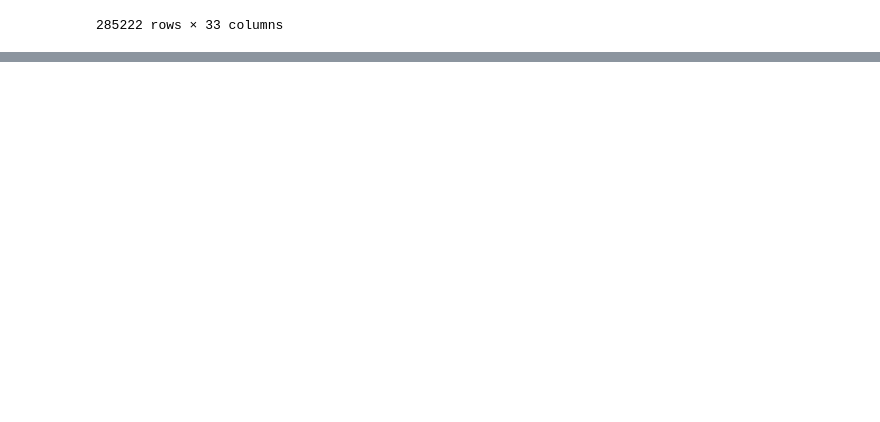
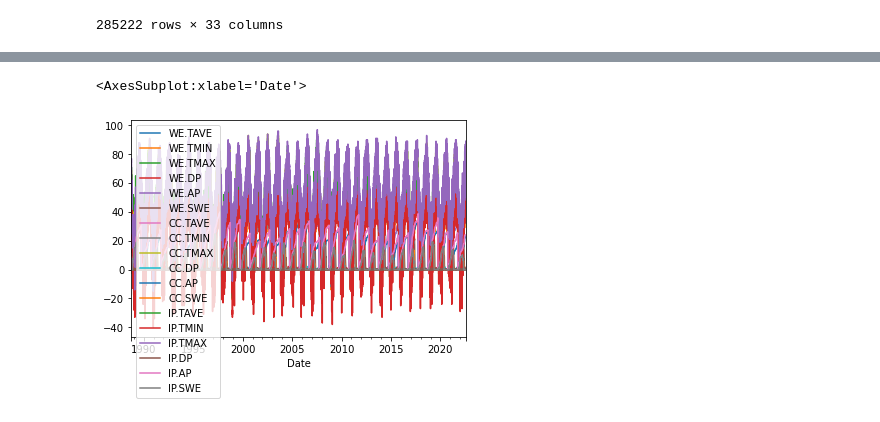
Before and after one commit to Krispy3/HFF_Water, a Jupyter notebook: scratch.ipynb, the cells around one changed output, grey strips where cells are left out. Saved outputs shown, nothing was run; the diff lists cells and outputs as text; code cells hidden in the pictures; blank space fills up the shorter version.

```diff
--- a/scratch.ipynb
+++ b/scratch.ipynb
@@ -56,0 +145,5 @@ climate_df
+# %%
+climate_df.plot()
+# %% [output]
+<AxesSubplot:xlabel='Date'>
+[figure, added]
```
Also changed, not shown: parts of 11 cells of this notebook, 1 other file.
